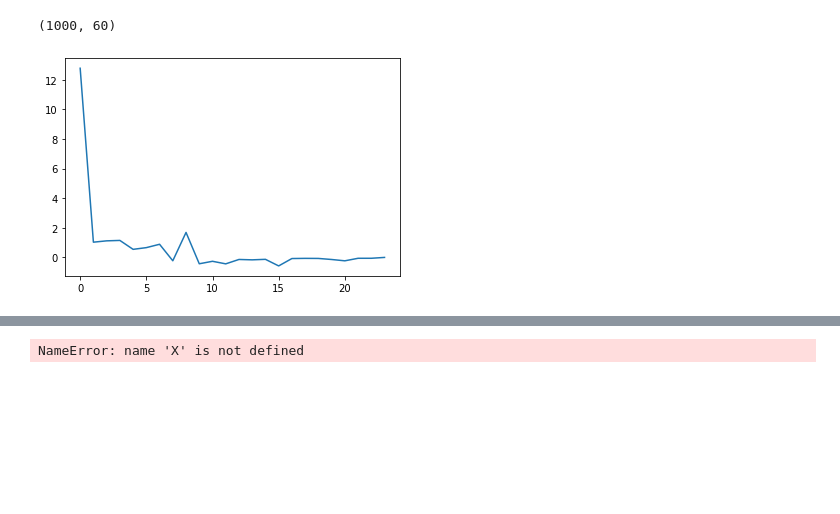
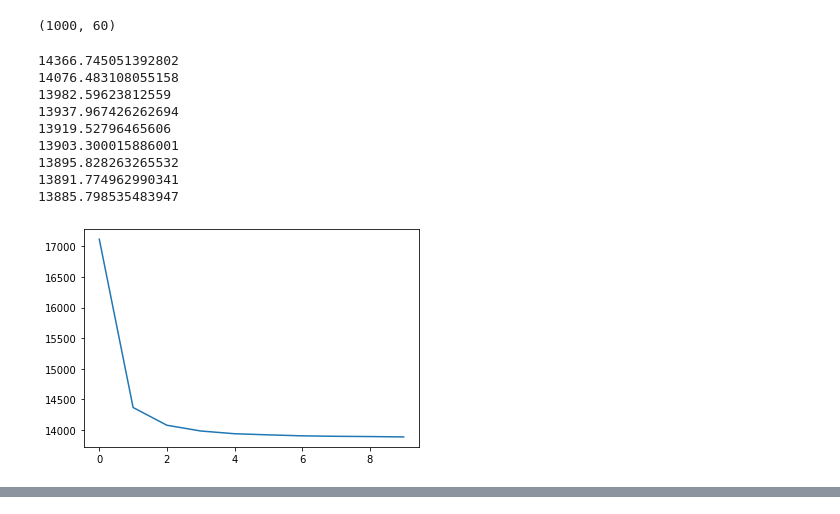
Before and after one commit to FilMastro/ADM-Homework4, a Jupyter notebook: HW4.ipynb, the cells around one changed output, grey strips where cells are left out. Drawn from its saved outputs; the diff is of its cells as text; code cells hidden in the pictures; blank space fills up the shorter version.

```diff
--- a/HW4.ipynb
+++ b/HW4.ipynb
@@ -540,7 +540,7 @@ def Euclidian_distance(x1,x2):
     dist=math.sqrt(s)
     return dist
 # %%
-def K_scratch(dataframe,k):
+def K_scratch(dataframe,k,iters):
     #it moves the keys at the end of the rows
     ids=dataframe["track_id"].copy()
     del dataframe["track_id"]
@@ -553,8 +553,10 @@ def K_scratch(dataframe,k):
     centroids=dataframe.iloc[:,:-5].sample(n=k, random_state=1)
     first=False
     diff=1
-    steps=0
-    while diff!=0:
+    steps=1
+    PastDistance=0
+    while diff!=0 and steps<=iters:
+        distanceSum=0
         steps+=1
         #reset the column cluster_#
         dataframe["cluster_#"]=0
@@ -569,20 +571,26 @@ def K_scratch(dataframe,k):
                 c=np.asarray(centroids.iloc[j,:])
                 dist = np.linalg.norm(r-c)
                 support[j]=dist
-            #it associates the  i point to the cluster that minimize the distance
-            dataframe.iloc[i,-1]+=np.argmin(support)
+            #it associates the  i point to the cluster that minimize the distance that corrisponds to the index of support
+            index=np.argmin(support)
+            #it measure the total distance from each point to the centroid that is the nearest
+            distanceSum+=support[index]
+            dataframe.iloc[i,-1]+=index
 
         #new centroids
         new_centroids=dataframe.groupby(["cluster_#"],group_keys=False).mean().iloc[:,:-1]
         if first:
             v=new_centroids-centroids
-            diff=np.sum(np.sum(v,axis=1))
-            differences.append(diff)
+            #diff=np.sum(np.sum(v,axis=1))
+            diff=distanceSum-PastDistance
+            PastDistance=distanceSum
             centroids=new_centroids
         else:
             diff=1
             centroids=new_centroids
             first=True
+
+        differences.append(distanceSum)
     vect=np.asarray(differences)
     return vect
 # %%
@@ -596,11 +604,20 @@ dataset2.shape
 import matplotlib.pyplot as plt
 # %%
 %%time
-vect=K_scratch(dataset2,5)
+vect=K_scratch(dataset2,5,10)
 plt.plot(vect)
 plt.show()
 #for all the data so for 13.000 row  and 5 cluster
 #CPU times: user 11min 11s, sys: 1.44 s, total: 11min 12s
 #Wall time: 11min 13s
 # %% [output]
+14366.745051392802
+14076.483108055158
+13982.59623812559
+13937.967426262694
+13919.52796465606
+13903.300015886001
+13895.828263265532
+13891.774962990341
+13885.798535483947
-[figure, old version]
+[figure, new version]
@@ -609,6 +626,9 @@ Wall time: 22.2 s
 # %%
-from sklearn.cluster import KMeans
-Kmean = KMeans(n_clusters=2)
-Kmean.fit(X)
+def elbow_method(dataframe):
+    distanceMeasures=[]
+    for k in range(1,30):
+        vec=K_scratch(dataframe,k,10)
+        distance=vec[-1]
+        distanceMeasures.append(distance)
+    plt.plot(distanceMeasures)
+    plt.show()
-# %% [output]
-NameError: name 'X' is not defined
```
Also changed, not shown: parts of 3 cells of this notebook.
